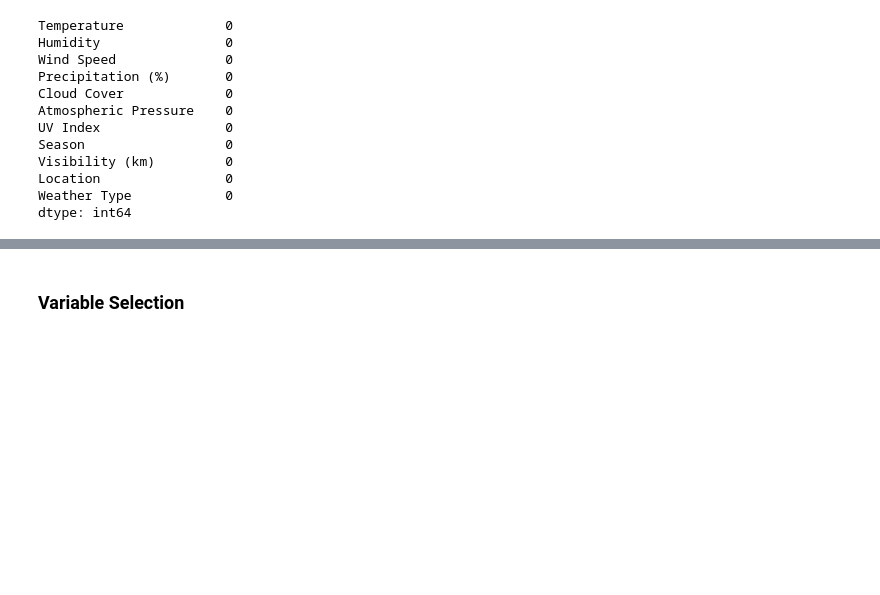
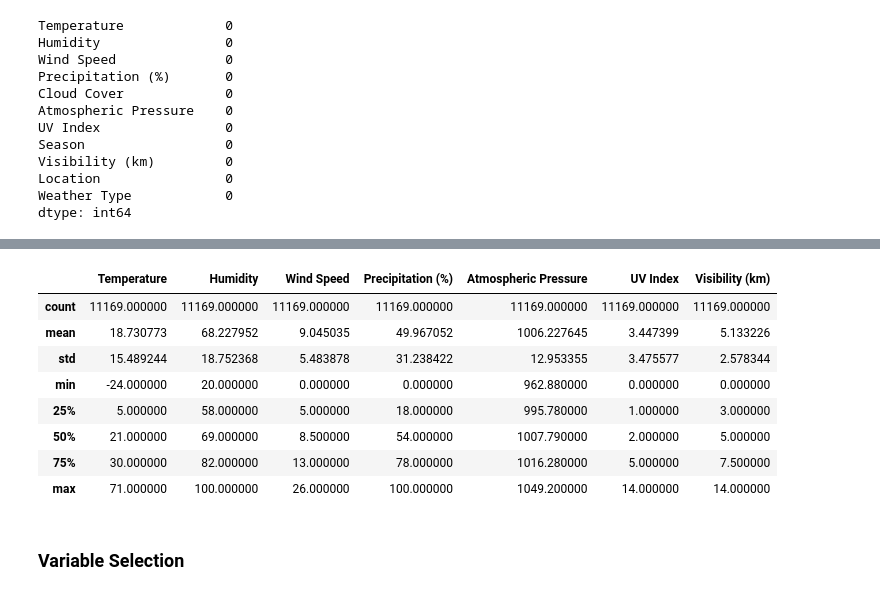
Before and after one commit to ProntoSbinalla/Deep-Learning, a Jupyter notebook: Notebooks/ANN - Weather Classification.ipynb, the cells around one changed output, grey strips where cells are left out. Saved outputs shown, nothing was run; the diff lists cells and outputs as text; code cells hidden in the pictures; blank space fills up the shorter version.

```diff
--- a/Notebooks/ANN - Weather Classification.ipynb
+++ b/Notebooks/ANN - Weather Classification.ipynb
@@ -48,3 +132,15 @@ dtype: int64
+# %%
+cleaned_df.describe()
+# %% [output]
+|  | Temperature | Humidity | Wind Speed | Precipitation (%) | Atmospheric Pressure | UV Index | Visibility (km) |
+| count | 11169.000000 | 11169.000000 | 11169.000000 | 11169.000000 | 11169.000000 | 11169.000000 | 11169.000000 |
+| mean | 18.730773 | 68.227952 | 9.045035 | 49.967052 | 1006.227645 | 3.447399 | 5.133226 |
+| std | 15.489244 | 18.752368 | 5.483878 | 31.238422 | 12.953355 | 3.475577 | 2.578344 |
+| min | -24.000000 | 20.000000 | 0.000000 | 0.000000 | 962.880000 | 0.000000 | 0.000000 |
+| 25% | 5.000000 | 58.000000 | 5.000000 | 18.000000 | 995.780000 | 1.000000 | 3.000000 |
+| 50% | 21.000000 | 69.000000 | 8.500000 | 54.000000 | 1007.790000 | 2.000000 | 5.000000 |
+| 75% | 30.000000 | 82.000000 | 13.000000 | 78.000000 | 1016.280000 | 5.000000 | 7.500000 |
+| max | 71.000000 | 100.000000 | 26.000000 | 100.000000 | 1049.200000 | 14.000000 | 14.000000 |
 # %% [markdown]
 ### Variable Selection
 # %%
```
Also changed, not shown: parts of 11 cells of this notebook.
